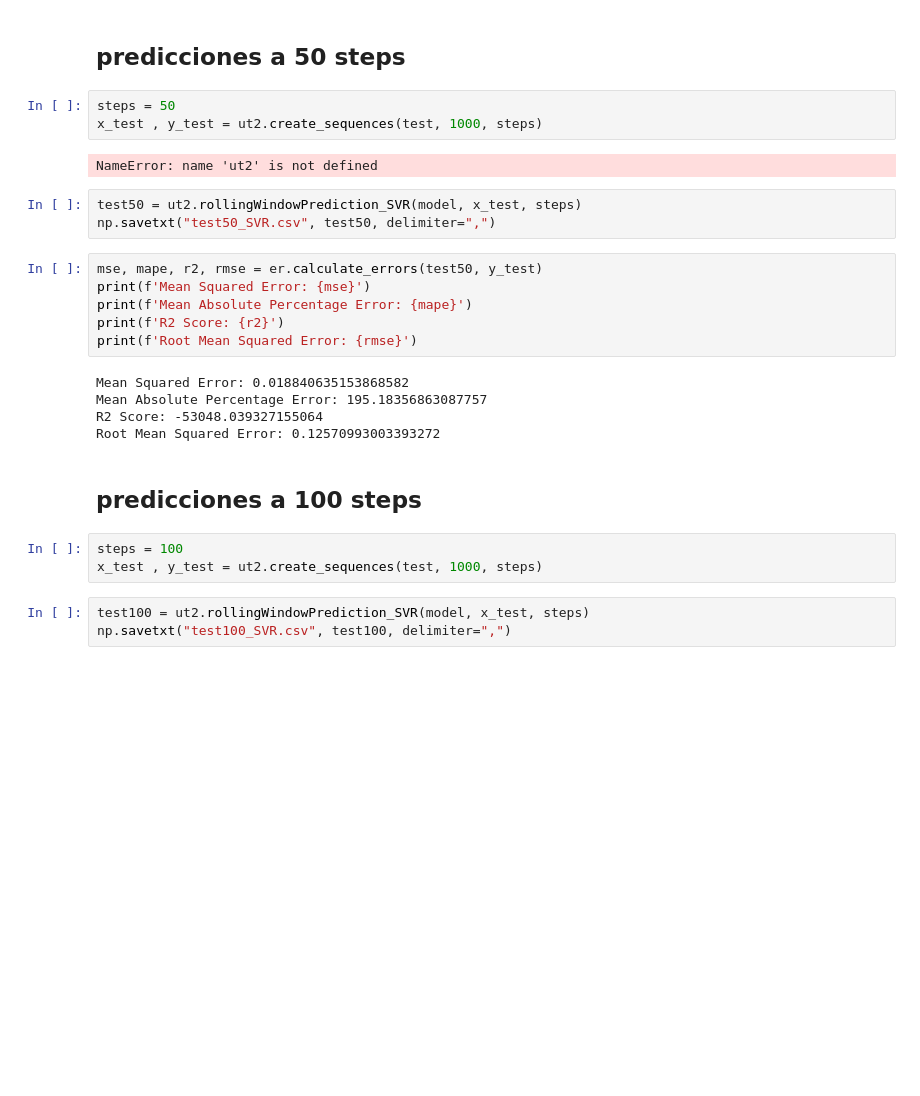
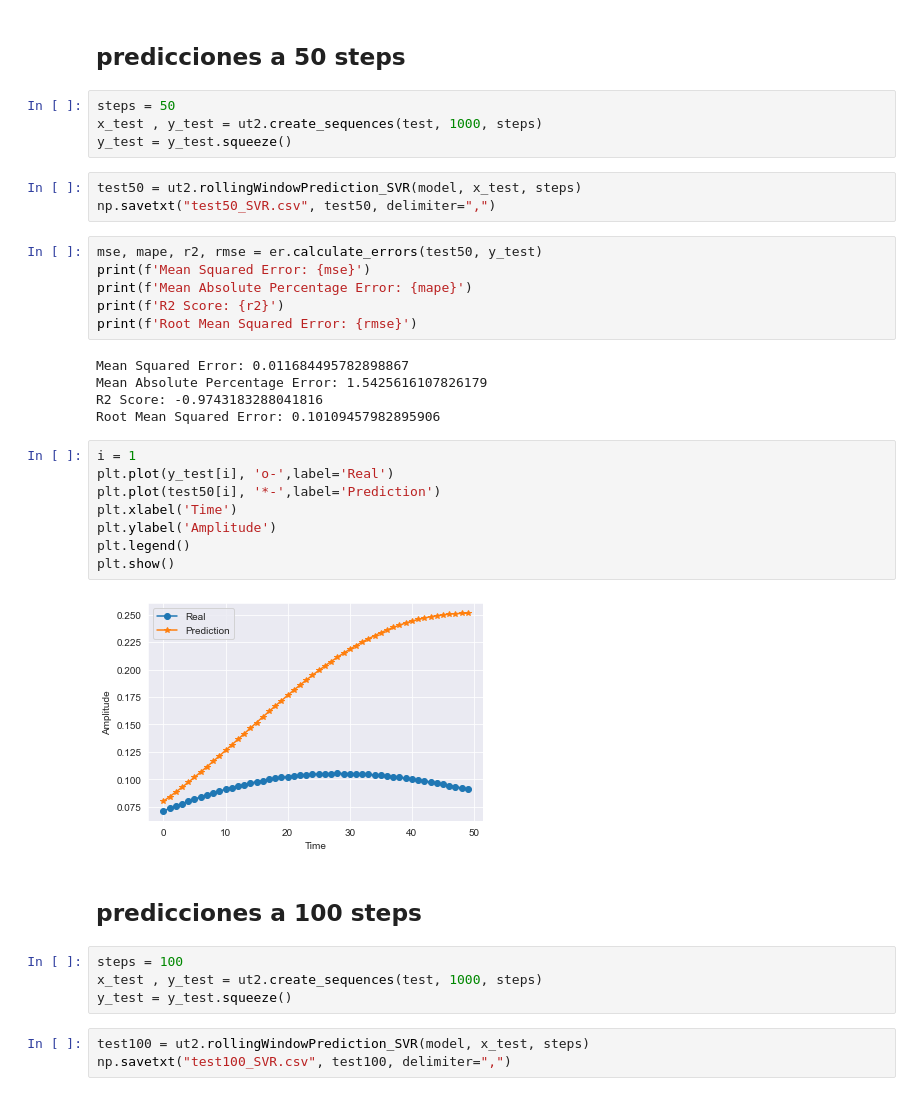
Before and after one commit to consuelorojas/Tesis, a Jupyter notebook: SVR/test_scriptSVR.ipynb, the cells around one changed output. Cells and saved outputs as stored; diff of their text form; blank space fills up the shorter version.

```diff
--- a/SVR/test_scriptSVR.ipynb
+++ b/SVR/test_scriptSVR.ipynb
@@ -110,8 +109,7 @@ https://scikit-learn.org/stable/model_persistence.html#security-maintainability-
 # %%
 steps = 50
 x_test , y_test = ut2.create_sequences(test, 1000, steps)
+y_test = y_test.squeeze()
-# %% [output]
-NameError: name 'ut2' is not defined
 # %%
 test50 = ut2.rollingWindowPrediction_SVR(model, x_test, steps)
 np.savetxt("test50_SVR.csv", test50, delimiter=",")
@@ -122,15 +120,26 @@ print(f'Mean Absolute Percentage Error: {mape}')
 print(f'R2 Score: {r2}')
 print(f'Root Mean Squared Error: {rmse}')
 # %% [output]
-Mean Squared Error: 0.018840635153868582
-Mean Absolute Percentage Error: 195.18356863087757
-R2 Score: -53048.039327155064
-Root Mean Squared Error: 0.12570993003393272
+Mean Squared Error: 0.011684495782898867
+Mean Absolute Percentage Error: 1.5425616107826179
+R2 Score: -0.9743183288041816
+Root Mean Squared Error: 0.10109457982895906
+# %%
+i = 1
+plt.plot(y_test[i], 'o-',label='Real')
+plt.plot(test50[i], '*-',label='Prediction')
+plt.xlabel('Time')
+plt.ylabel('Amplitude')
+plt.legend()
+plt.show()
+# %% [output]
+[figure, added]
 # %% [markdown]
 ## **predicciones a 100 steps**
 # %%
 steps = 100
 x_test , y_test = ut2.create_sequences(test, 1000, steps)
+y_test = y_test.squeeze()
 # %%
 test100 = ut2.rollingWindowPrediction_SVR(model, x_test, steps)
 np.savetxt("test100_SVR.csv", test100, delimiter=",")
```
Also changed, not shown: parts of 9 cells of this notebook, 1 other file.
